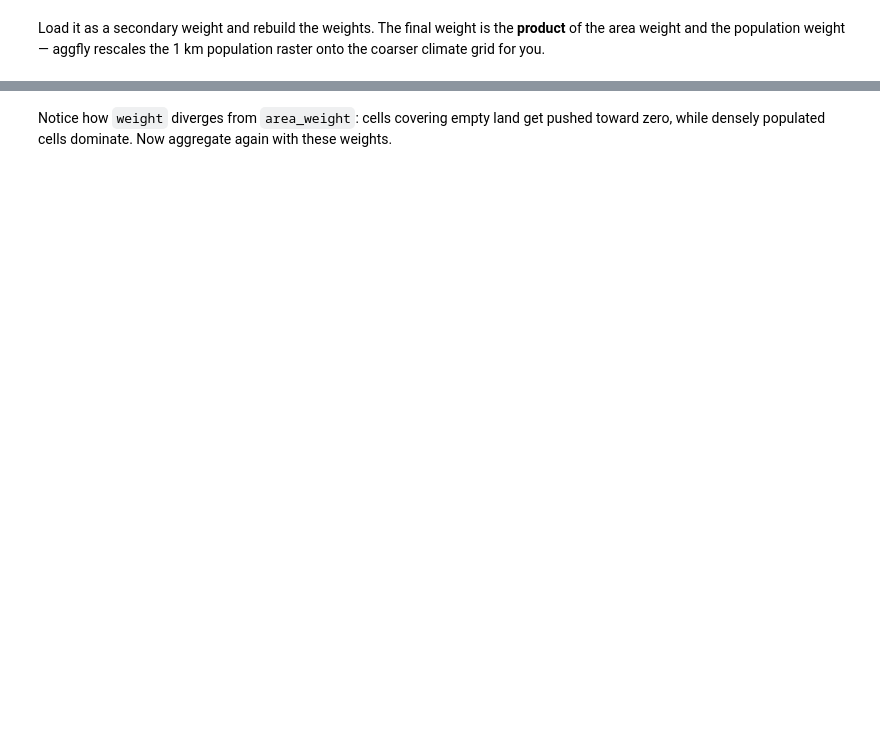
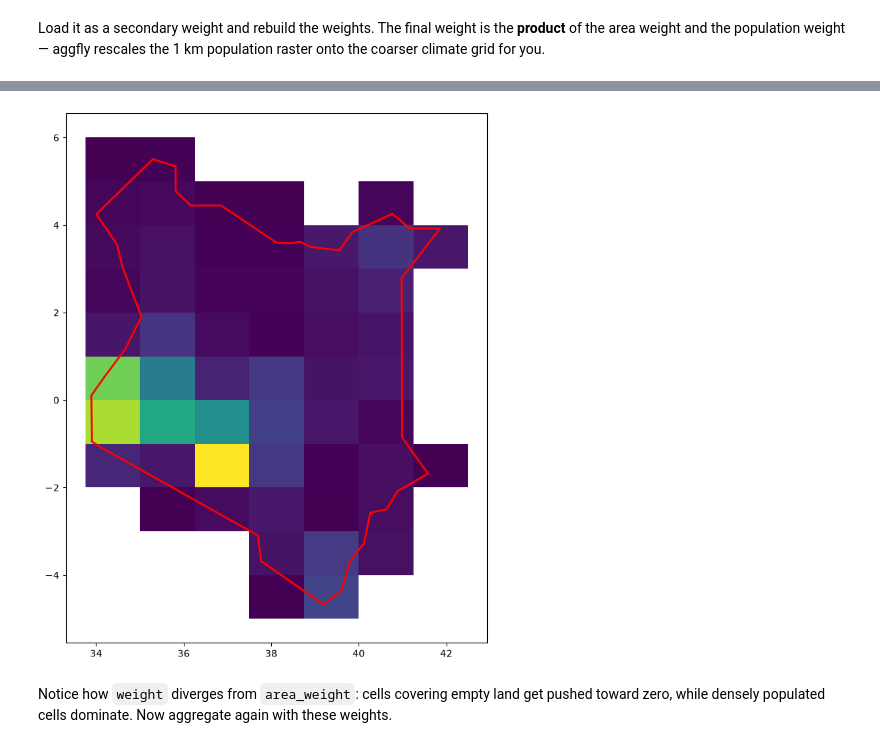
Before and after one commit to dylanhogan/aggfly, a Jupyter notebook: examples/notebooks/quickstart_public_data.ipynb, the cells around one changed output, grey strips where cells are left out. Cells and saved outputs as stored; diff of their text form; code cells hidden in the pictures; blank space fills up the shorter version.

```diff
--- a/examples/notebooks/quickstart_public_data.ipynb
+++ b/examples/notebooks/quickstart_public_data.ipynb
@@ -207,3 +292,7 @@ weights_pop.weights[['ISO_A3', 'cell_id', 'area_weight', 'raster_weight', 'weigh
+# %%
+weights_pop.plot_weights(region='KEN')
+# %% [output]
+[figure, added]
 # %% [markdown]
 Notice how `weight` diverges from `area_weight`: cells covering empty land get pushed toward zero,
 while densely populated cells dominate. Now aggregate again with these weights.
```
Also changed, not shown: parts of 18 cells of this notebook, 11 other files.
